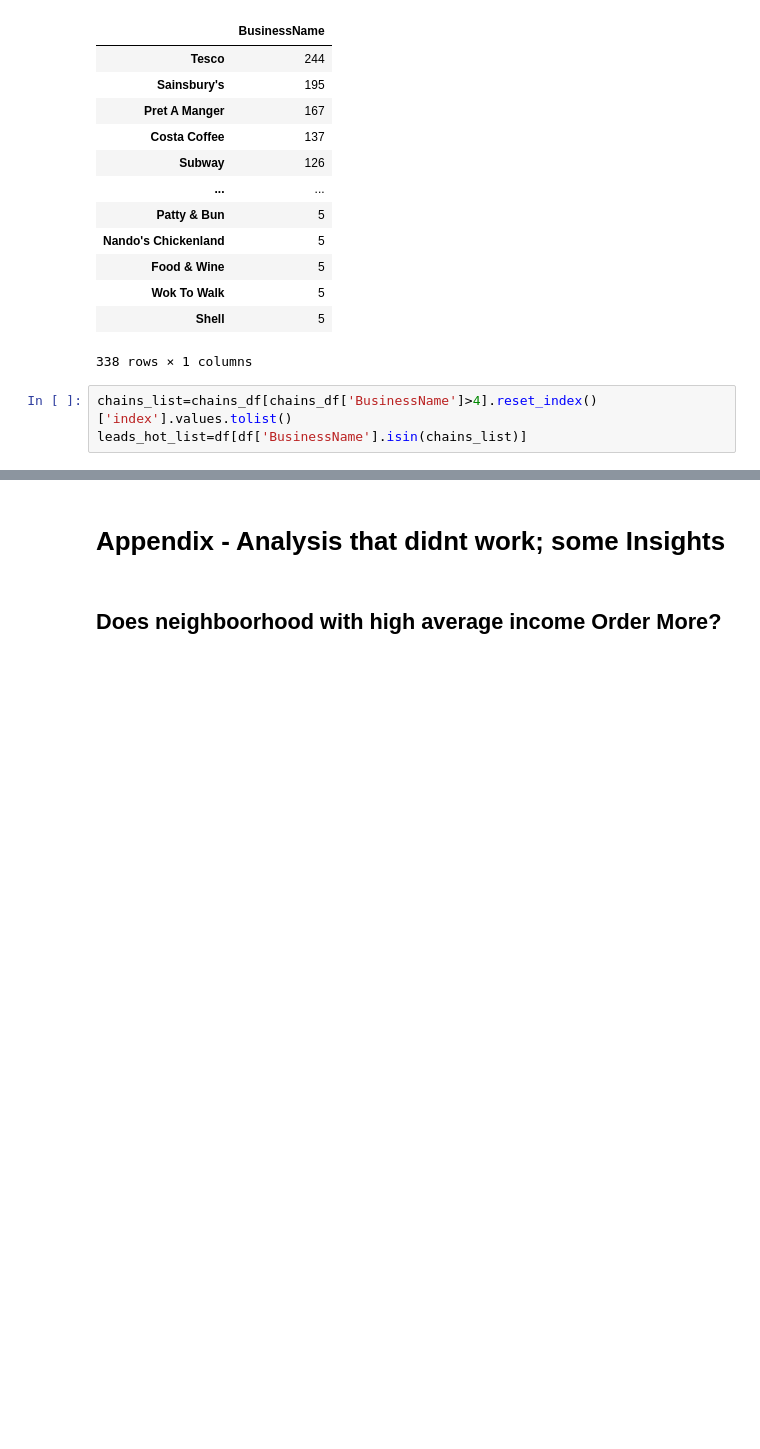
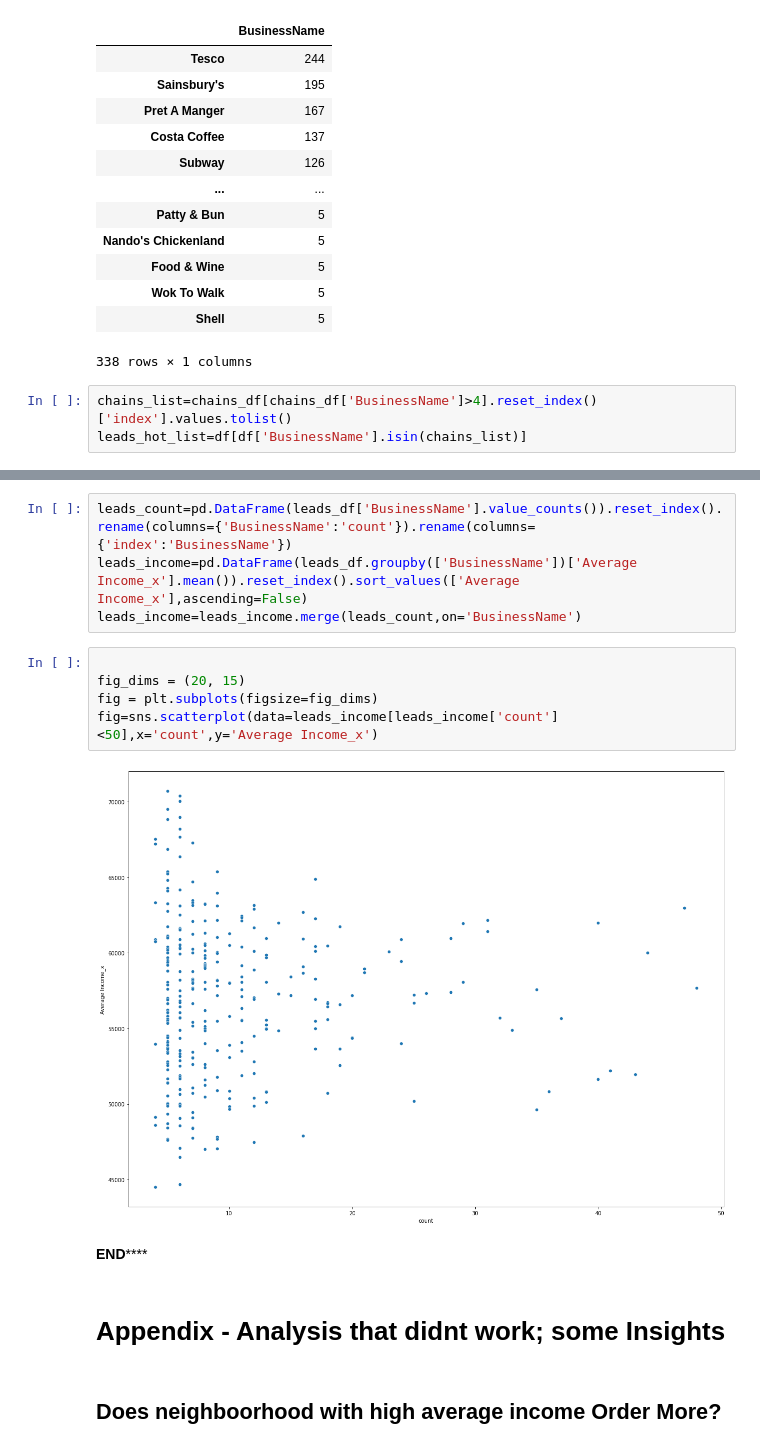
Before and after one commit to LouiseDantas/london-food-delivery, a Jupyter notebook: uber_notebook.ipynb, the cells around one changed output, grey strips where cells are left out. Drawn from its saved outputs; the diff is of its cells as text; blank space fills up the shorter version.

```diff
--- a/uber_notebook.ipynb
+++ b/uber_notebook.ipynb
@@ -391,3 +412,16 @@ fig=sns.countplot(y="BusinessType", data=leads_hot_list, palette="Greens_d",
+# %%
+leads_count=pd.DataFrame(leads_df['BusinessName'].value_counts()).reset_index().rename(columns={'BusinessName':'count'}).rename(columns={'index':'BusinessName'})
+leads_income=pd.DataFrame(leads_df.groupby(['BusinessName'])['Average Income_x'].mean()).reset_index().sort_values(['Average Income_x'],ascending=False)
+leads_income=leads_income.merge(leads_count,on='BusinessName')
+# %%
+
+fig_dims = (20, 15)
+fig = plt.subplots(figsize=fig_dims)
+fig=sns.scatterplot(data=leads_income[leads_income['count']<50],x='count',y='Average Income_x')
+# %% [output]
+[figure, added]
+# %% [markdown]
+******END**********
 # %% [markdown]
 # Appendix - Analysis that didnt work; some Insights
 # %% [markdown]
```
Also changed, not shown: parts of 38 cells of this notebook.
